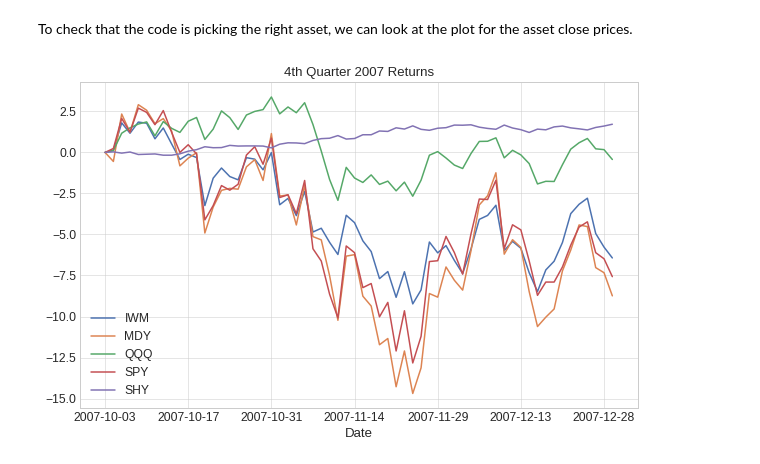
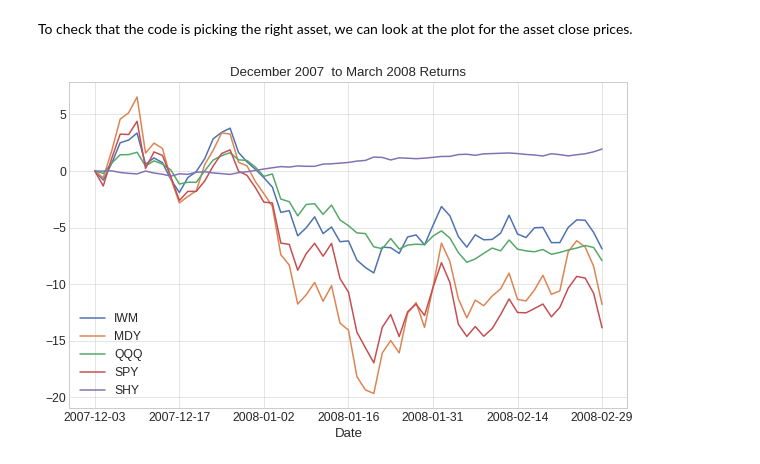
Before and after one commit to IanLKaplan/twelve_percent, a Jupyter notebook: twelve_percent.ipynb, the cells around one changed output. Cells and saved outputs as stored; diff of their text form; code cells hidden in the pictures.

```diff
--- a/twelve_percent.ipynb
+++ b/twelve_percent.ipynb
@@ -345,6 +348,11 @@ $\ portfolio\ value\ = V_t = V_{t-1} + V_{t-1} \times R_{t} $
 where $\ V_{0} = initial\ investment $
 # %%
 def findDateIndex(ix: DatetimeIndex, search_date: datetime) -> int:
+    '''
+    Given a datetime index (a series of date time values used as an index
+    for a Series or DataFrame) and a search date, return the index of the
+    search date in the datetime index or -1 if the date is not found.
+    '''
     index: int = -1
     for i, date in enumerate(ix):
         date_t = date
@@ -355,11 +363,14 @@ def findDateIndex(ix: DatetimeIndex, search_date: datetime) -> int:
             break
     return index
 
-newyears_2008_ix = findDateIndex(etf_close.index, start_date)
+start_date_ix = findDateIndex(etf_close.index, start_date)
 
-assert newyears_2008_ix >= 0
+assert start_date_ix >= 0
 
 def chooseAsset(start: int, end: int, etf_set: pd.DataFrame, cash: pd.DataFrame) -> pd.DataFrame:
+    '''
+    Choose an ETF asset or cash for a particular range of close price values.
+    '''
     returns: pd.DataFrame = pd.DataFrame()
     for asset in etf_set.columns:
         t1 = etf_set[asset][start]
@@ -403,36 +414,12 @@ The asset for the first three month period will be SHY
 To check that the code is picking the right asset, we can look at the plot for
 the asset close prices.
 # %%
-last_quarter:pd.DataFrame = etf_close[:][0:newyears_2008_ix].copy()
+last_quarter:pd.DataFrame = etf_close[:][0:start_date_ix].copy()
 last_quarter[shy_adj_close.columns[0]] = shy_adj_close
 
 for col in last_quarter.columns:
     last_quarter[col] = last_quarter[col] - last_quarter[col][0]
 
-last_quarter.plot(grid=True, title='4th Quarter 2007 Returns', figsize=(10,6))
-
-holdings = 100000
-equity_percent = 0.6
-bonds_percent = 0.4
-
-equity=holdings * equity_percent
-bonds=holdings * bonds_percent
-
-trading_days = 252
-days_in_quarter = trading_days // 4
-days_in_month = trading_days // 12
-
-jnk_start_date_str = "2008-03-03"
-jnk_start_date: datetime = datetime.fromisoformat( jnk_start_date_str )
-
-def portfolio_return(start_date: datetime,
-                     end_date: datetime,
-                     bond_rebalance_start: datetime,
-                     look_back_days: int,
-                     rebalance_period: int,
-                     etf_set: pd.DataFrame,
-                     bond_set: pd.DataFrame,
-                     bond_default: str) -> pd.Series:
-    pass
+last_quarter.plot(grid=True, title='December 2007  to March 2008 Returns', figsize=(10,6))
 # %% [output]
-[figure, old version]
+[figure, new version]
```
Also changed, not shown: parts of 7 cells of this notebook, 1 other file.
